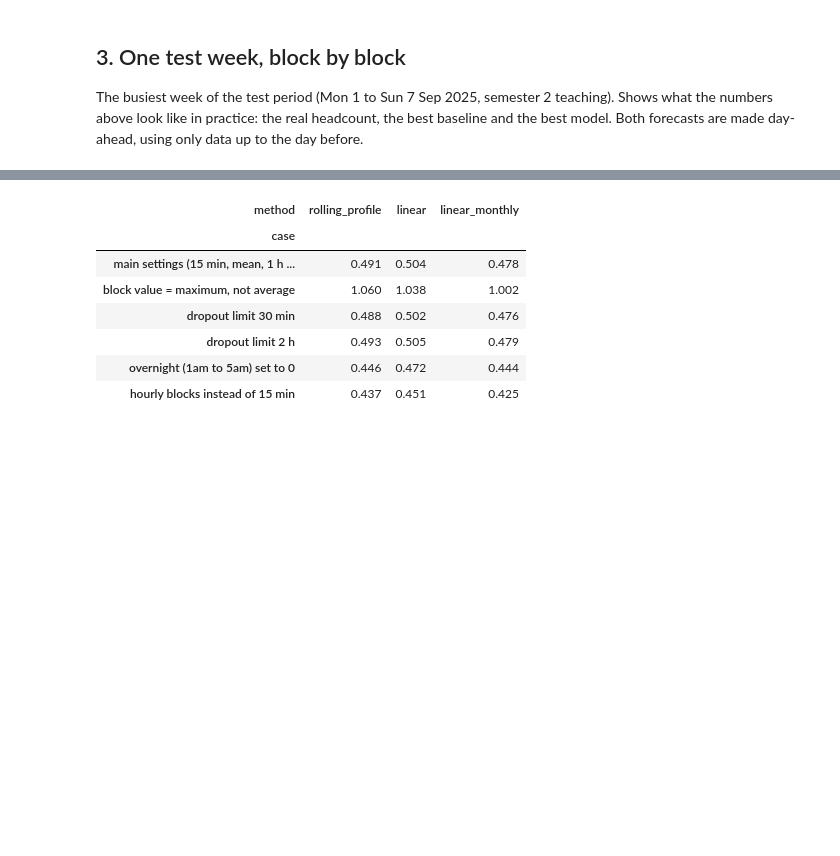
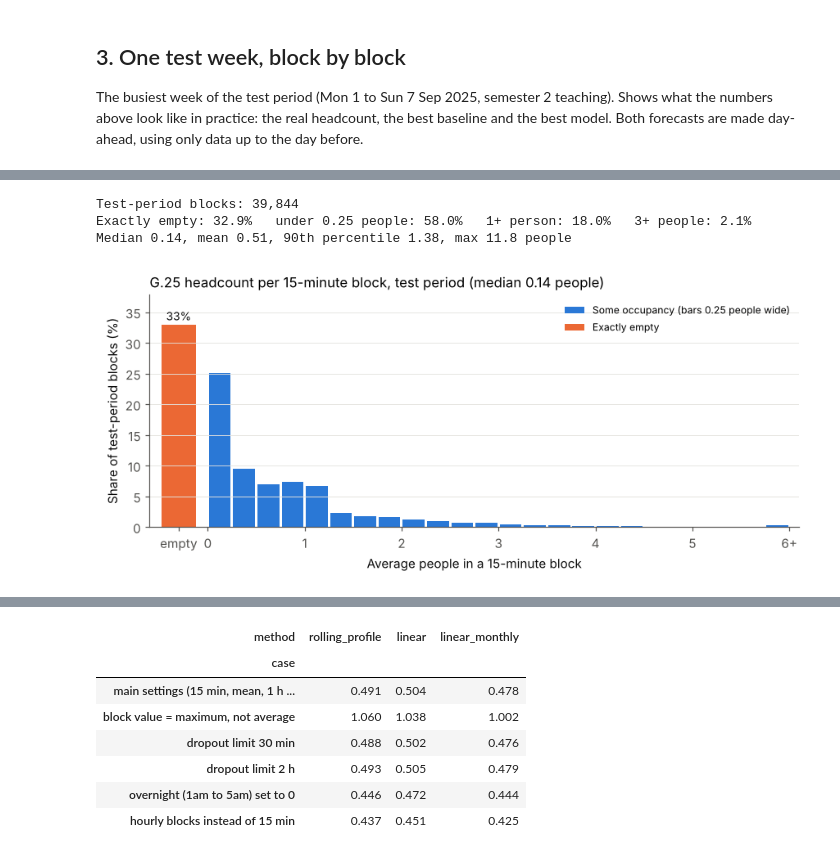
Before and after one commit to hlack82-1/Occupancy_Forecast_3001, a Jupyter notebook: notebooks/02_results.ipynb, the cells around one changed output, grey strips where cells are left out. Drawn from its saved outputs; the diff is of its cells as text; code cells hidden in the pictures; blank space fills up the shorter version.

```diff
--- a/notebooks/02_results.ipynb
+++ b/notebooks/02_results.ipynb
@@ -160,0 +165,32 @@ plt.show()
+# %%
+y = test["headcount"]
+print(f"Test-period blocks: {len(y):,}")
+print(f"Exactly empty: {(y == 0).mean():.1%}   under 0.25 people: {(y < 0.25).mean():.1%}   "
+      f"1+ person: {(y >= 1).mean():.1%}   3+ people: {(y >= 3).mean():.1%}")
+print(f"Median {y.median():.2f}, mean {y.mean():.2f}, 90th percentile {y.quantile(0.9):.2f}, max {y.max():.1f} people")
+
+fig, ax = plt.subplots(figsize=(8, 3.6))
+width = 0.25
+edges = np.arange(0, 6 + width, width)          # 0-0.25, 0.25-0.5, ... ; blocks above 6 go in the last bar
+positive = y[y > 0].clip(upper=6 - 1e-9)
+counts, _ = np.histogram(positive, bins=edges)
+ax.bar(edges[:-1] + width / 2, 100 * counts / len(y), width=width * 0.9, color=BLUE,
+       label="Some occupancy (bars 0.25 people wide)")
+ax.bar(-0.3, 100 * (y == 0).mean(), width=0.35, color=ORANGE, label="Exactly empty")
+ax.text(-0.3, 100 * (y == 0).mean() + 0.8, f"{(y == 0).mean():.0%}", ha="center", color=INK, fontsize=9)
+ax.set_xlim(-0.6, 6.1)
+ax.set_ylim(0, 100 * (y == 0).mean() * 1.15)
+ax.set_xticks([-0.3, 0, 1, 2, 3, 4, 5, 6], ["empty", "0", "1", "2", "3", "4", "5", "6+"])
+ax.set_xlabel("Average people in a 15-minute block")
+ax.set_ylabel("Share of test-period blocks (%)")
+ax.set_title(f"G.25 headcount per 15-minute block, test period (median {y.median():.2f} people)", loc="left")
+ax.legend(loc="upper right", fontsize=8)
+ax.grid(axis="x", visible=False)
+fig.tight_layout()
+fig.savefig(FIGURES / "fig9_headcount_distribution.png")
+plt.show()
+# %% [output]
+Test-period blocks: 39,844
+Exactly empty: 32.9%   under 0.25 people: 58.0%   1+ person: 18.0%   3+ people: 2.1%
+Median 0.14, mean 0.51, 90th percentile 1.38, max 11.8 people
+[figure, added]
```
Also changed, not shown: parts of 12 cells of this notebook, 3 other files.
